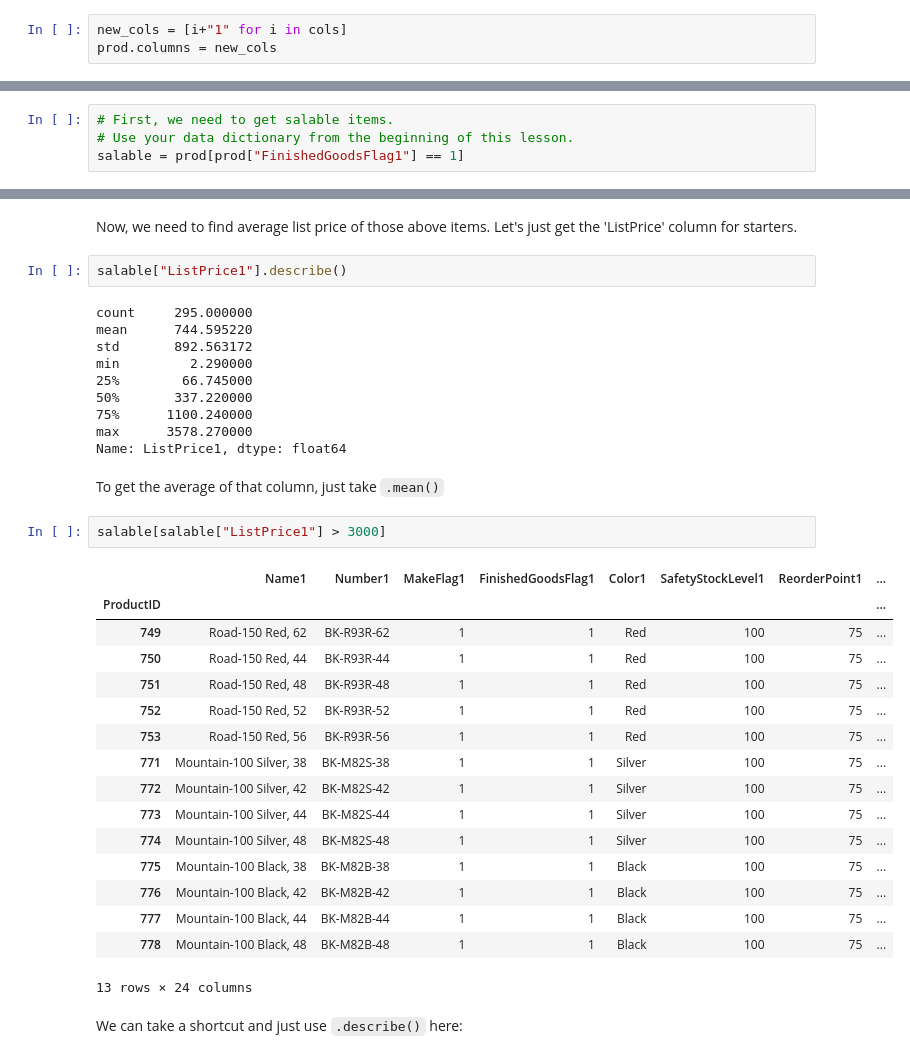
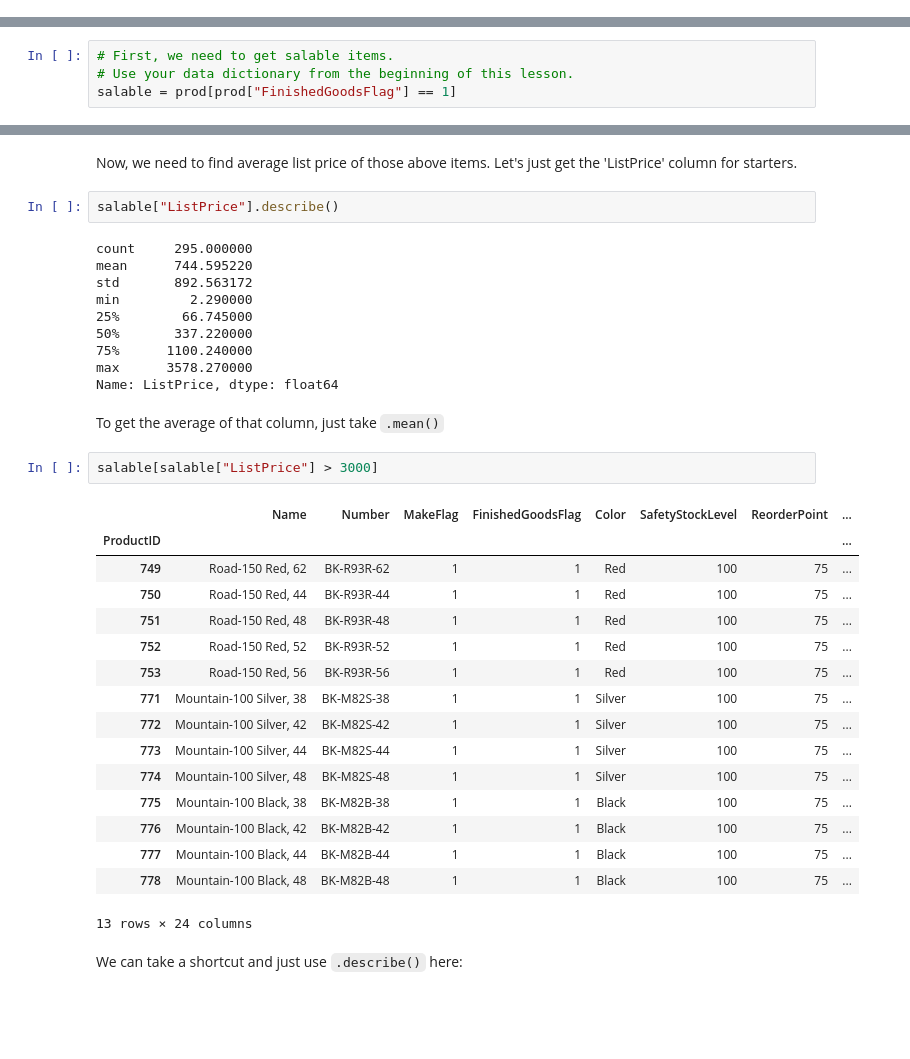
Before and after one commit to melissaarliss/python-course, a Jupyter notebook: class-notes/11-13-pandas-i-notebook-data/code/intro-to-pandas-i.ipynb, the cells around one changed output, grey strips where cells are left out. Saved outputs shown, nothing was run; the diff lists cells and outputs as text; blank space fills up the shorter version.

```diff
--- a/class-notes/11-13-pandas-i-notebook-data/code/intro-to-pandas-i.ipynb
+++ b/class-notes/11-13-pandas-i-notebook-data/code/intro-to-pandas-i.ipynb
@@ -361,9 +361,6 @@ prod.head()
 | 4 | Headset Ball Bearings | BE-2908 | 0 | 0 | NaN | 800 | 600 | ... |
 | 316 | Blade | BL-2036 | 1 | 0 | NaN | 800 | 600 | ... |
 5 rows × 24 columns
-# %%
-new_cols = [i+"1" for i in cols]
-prod.columns = new_cols
 # %% [markdown]
 We can use list indexing to mutate the columns we want:
 # %%
@@ -535,7 +532,7 @@ Let's calculate the **average ListPrice** for the **salable products**.
 # %%
 # First, we need to get salable items.
 # Use your data dictionary from the beginning of this lesson.
-salable = prod[prod["FinishedGoodsFlag1"] == 1]
+salable = prod[prod["FinishedGoodsFlag"] == 1]
 # %%
 prod.head()
 # %% [output]
@@ -550,7 +547,7 @@ prod.head()
 # %% [markdown]
 Now, we need to find average list price of those above items. Let's just get the 'ListPrice' column for starters.
 # %%
-salable["ListPrice1"].describe()
+salable["ListPrice"].describe()
 # %% [output]
 count     295.000000
 mean      744.595220
@@ -560,13 +557,13 @@ min         2.290000
 50%       337.220000
 75%      1100.240000
 max      3578.270000
-Name: ListPrice1, dtype: float64
+Name: ListPrice, dtype: float64
 # %% [markdown]
 To get the average of that column, just take `.mean()`
 # %%
-salable[salable["ListPrice1"] > 3000]
+salable[salable["ListPrice"] > 3000]
 # %% [output]
-|  | Name1 | Number1 | MakeFlag1 | FinishedGoodsFlag1 | Color1 | SafetyStockLevel1 | ReorderPoint1 | ... |
+|  | Name | Number | MakeFlag | FinishedGoodsFlag | Color | SafetyStockLevel | ReorderPoint | ... |
 | ProductID |  |  |  |  |  |  |  | ... |
 | 749 | Road-150 Red, 62 | BK-R93R-62 | 1 | 1 | Red | 100 | 75 | ... |
 | 750 | Road-150 Red, 44 | BK-R93R-44 | 1 | 1 | Red | 100 | 75 | ... |
```
Also changed, not shown: parts of 25 cells of this notebook, 5 other files.
